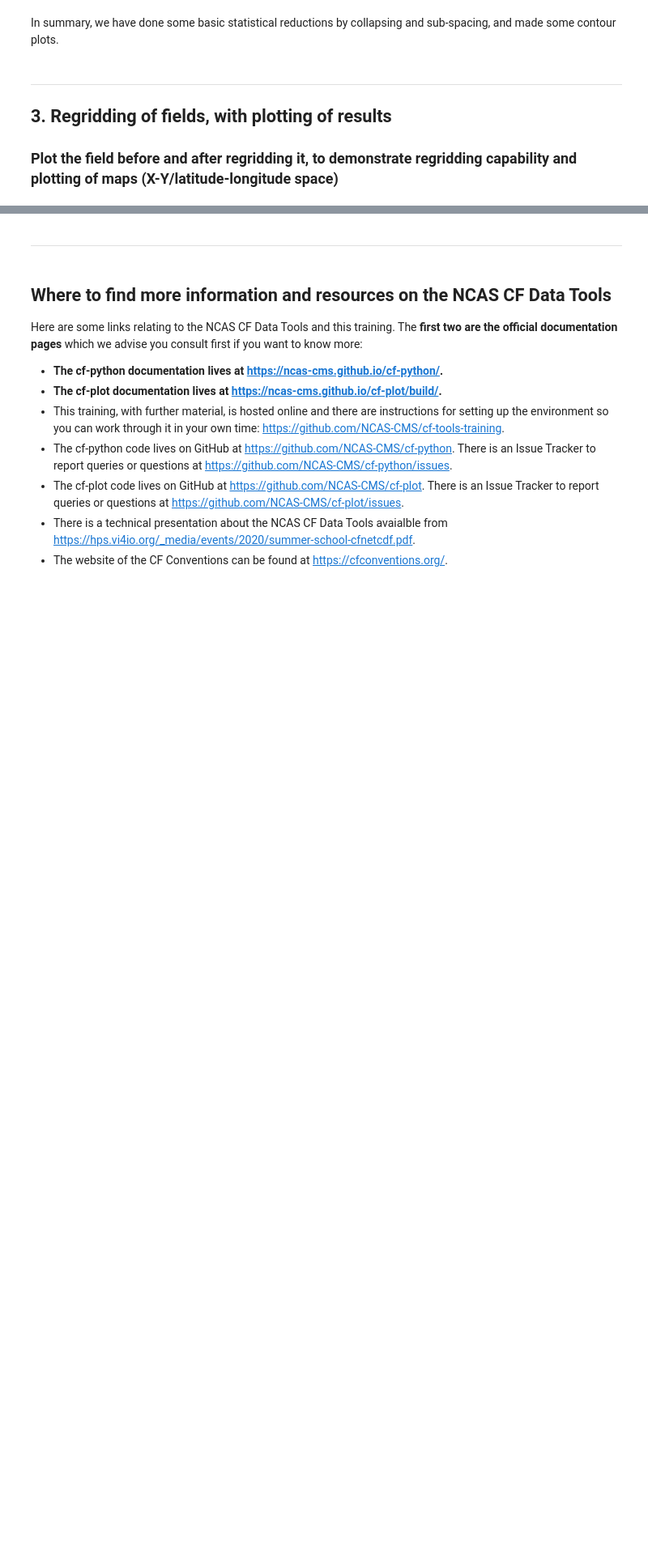
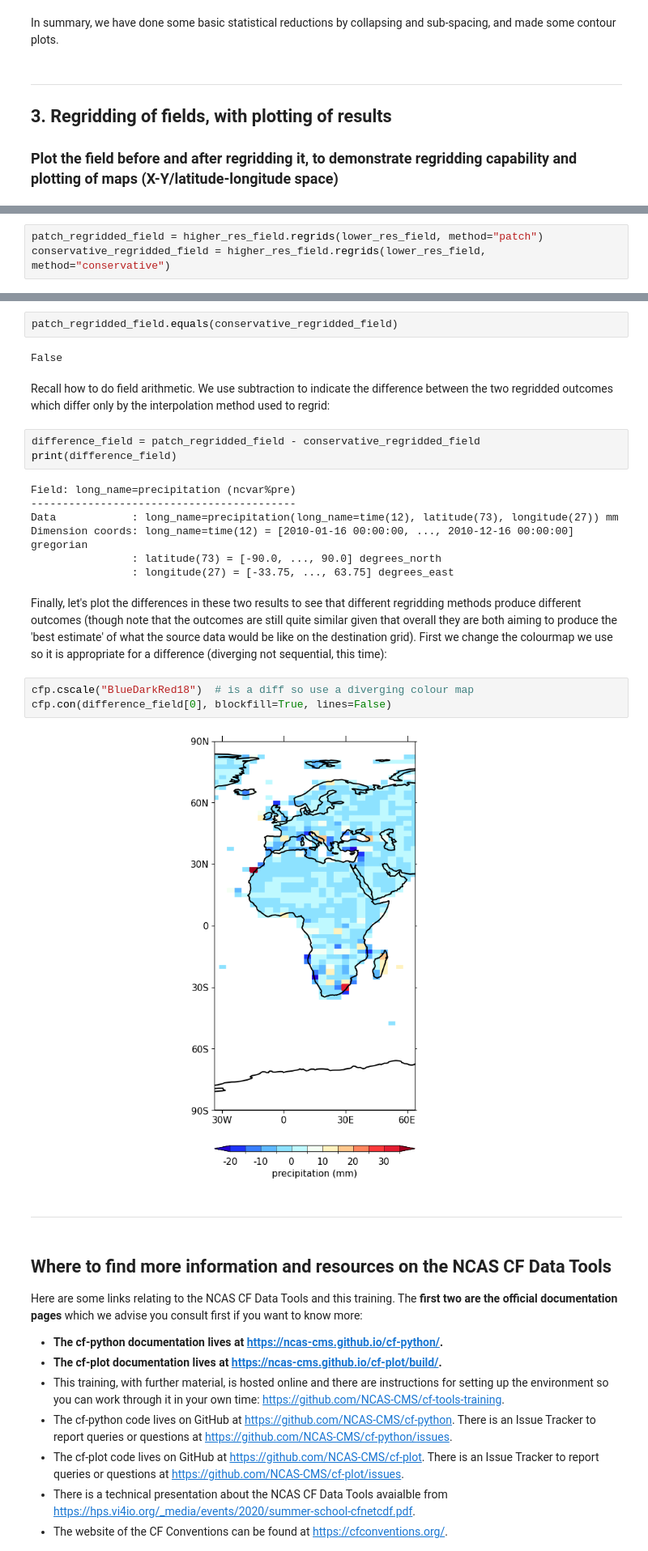
Before and after one commit to sadielbartholomew/cf-tools-training, a Jupyter notebook: new_course/quick_summary/cf_data_tools_summary.ipynb, the cells around one changed output, grey strips where cells are left out. Shown at 81% size. Cells and saved outputs as stored; diff of their text form; blank space fills up the shorter version.

```diff
--- a/new_course/quick_summary/cf_data_tools_summary.ipynb
+++ b/new_course/quick_summary/cf_data_tools_summary.ipynb
@@ -450,0 +367,3 @@ As you can see, again the nature of the regridding output is preserved, but the
+# %%
+patch_regridded_field = higher_res_field.regrids(lower_res_field, method="patch")
+conservative_regridded_field = higher_res_field.regrids(lower_res_field, method="conservative")
@@ -451,3 +372,26 @@ As you can see, again the nature of the regridding output is preserved, but the
+# %%
+patch_regridded_field.equals(conservative_regridded_field)
+# %% [output]
+False
+# %% [markdown]
+Recall how to do field arithmetic. We use subtraction to indicate the difference between the two regridded outcomes which differ only by the interpolation method used to regrid:
+# %%
+difference_field = patch_regridded_field - conservative_regridded_field
+print(difference_field)
+# %% [output]
+Field: long_name=precipitation (ncvar%pre)
+------------------------------------------
+Data            : long_name=precipitation(long_name=time(12), latitude(73), longitude(27)) mm
+Dimension coords: long_name=time(12) = [2010-01-16 00:00:00, ..., 2010-12-16 00:00:00] gregorian
+                : latitude(73) = [-90.0, ..., 90.0] degrees_north
+                : longitude(27) = [-33.75, ..., 63.75] degrees_east
+# %% [markdown]
+Finally, let's plot the differences in these two results to see that different regridding methods produce different outcomes (though note that the outcomes are still quite similar given that overall they are both aiming to produce the 'best estimate' of what the source data would be like on the destination grid). First we change the colourmap we use so it is appropriate for a difference (diverging not sequential, this time):
+# %%
+cfp.cscale("BlueDarkRed18")  # is a diff so use a diverging colour map
+cfp.con(difference_field[0], blockfill=True, lines=False)
+# %% [output]
+[figure, added]
 # %% [markdown]
 ----
 # %% [markdown]
```
Also changed, not shown: parts of 35 cells of this notebook.
